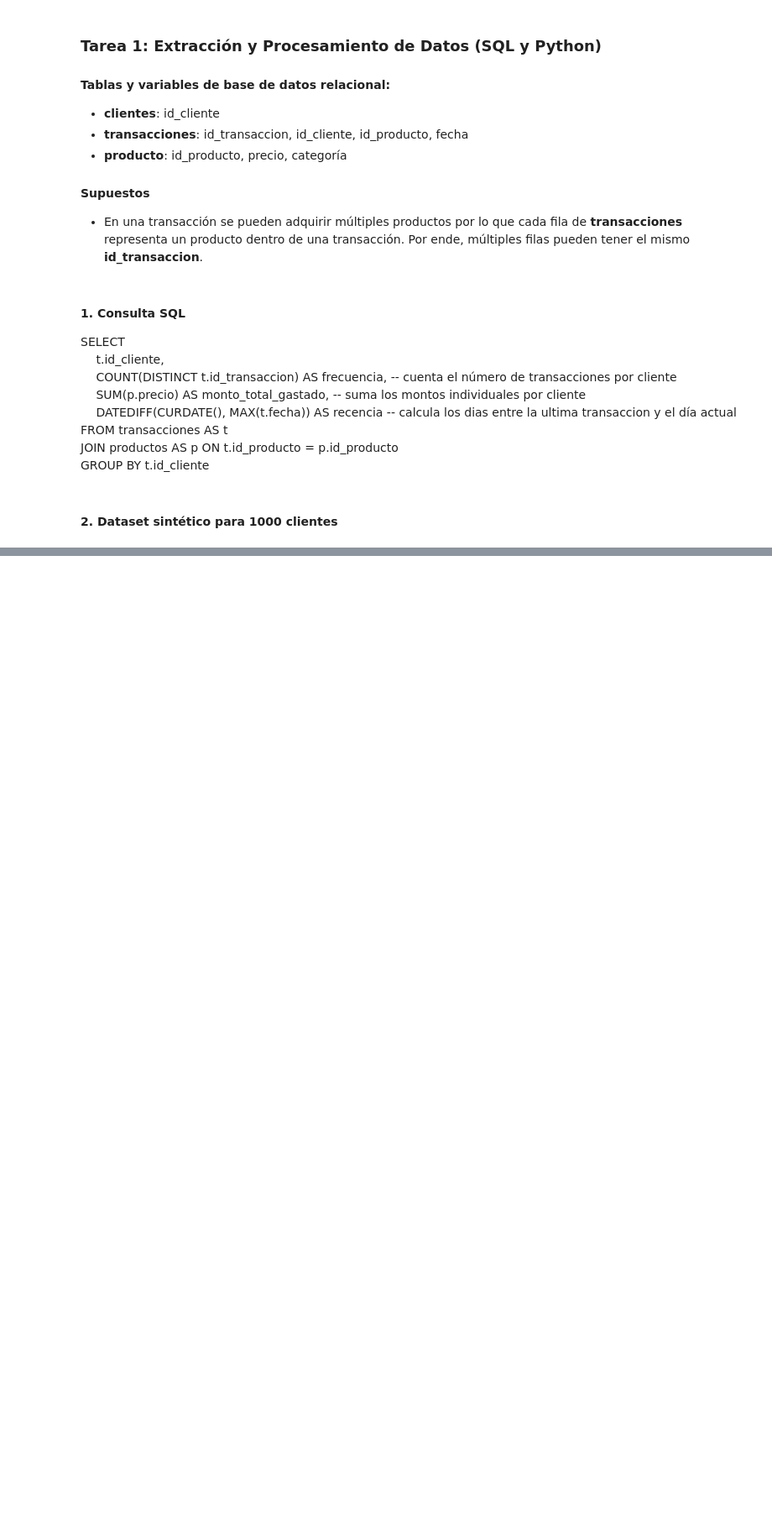
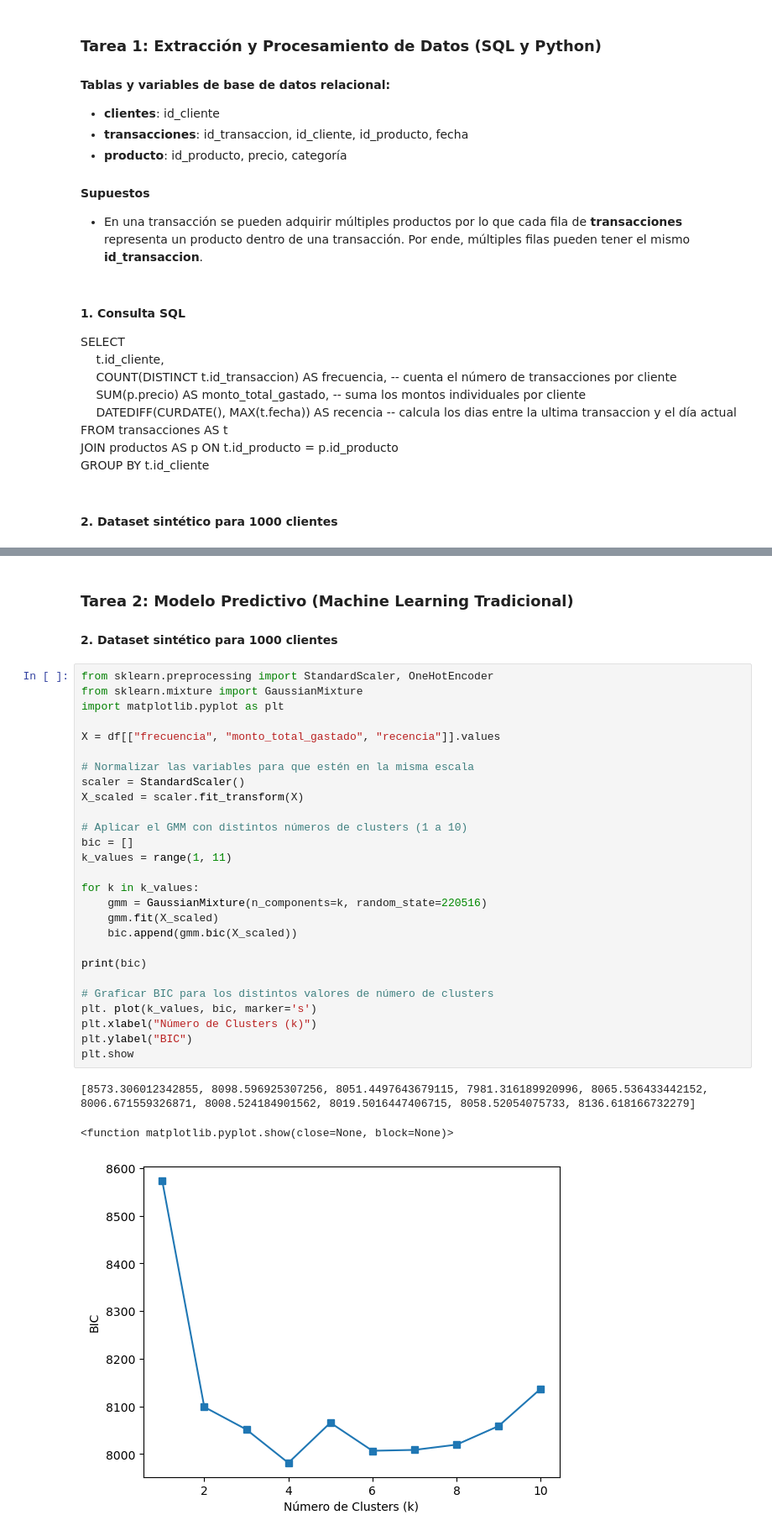
Before and after one commit to gian-castillero/prueba-tecnica-cochez, a Jupyter notebook: sistema-recomendacion.ipynb, the cells around one changed output, grey strips where cells are left out. Shown at 84% size. Drawn from its saved outputs; the diff is of its cells as text; blank space fills up the shorter version.

Commit message:
Modelo GMM

```diff
--- a/sistema-recomendacion.ipynb
+++ b/sistema-recomendacion.ipynb
@@ -47,3 +47,37 @@ df.head()
 | 2 | 3 | 1 | 60.97 | 19 | Herramientas |
 | 3 | 4 | 4 | 16.38 | 127 | Herramientas |
 | 4 | 5 | 4 | 30.80 | 234 | Acabados |
+# %% [markdown]
+### Tarea 2: Modelo Predictivo (Machine Learning Tradicional)
+#### 2. Dataset sintético para 1000 clientes
+# %%
+from sklearn.preprocessing import StandardScaler, OneHotEncoder
+from sklearn.mixture import GaussianMixture
+import matplotlib.pyplot as plt
+
+X = df[["frecuencia", "monto_total_gastado", "recencia"]].values
+
+# Normalizar las variables para que estén en la misma escala
+scaler = StandardScaler()
+X_scaled = scaler.fit_transform(X)
+
+# Aplicar el GMM con distintos números de clusters (1 a 10)
+bic = []
+k_values = range(1, 11)
+
+for k in k_values:
+    gmm = GaussianMixture(n_components=k, random_state=220516)
+    gmm.fit(X_scaled)
+    bic.append(gmm.bic(X_scaled))
+
+print(bic)
+
+# Graficar BIC para los distintos valores de número de clusters
+plt. plot(k_values, bic, marker='s')
+plt.xlabel("Número de Clusters (k)")
+plt.ylabel("BIC")
+plt.show
+# %% [output]
+[8573.306012342855, 8098.596925307256, 8051.4497643679115, 7981.316189920996, 8065.536433442152, 8006.671559326871, 8008.524184901562, 8019.5016447406715, 8058.52054075733, 8136.618166732279]
+<function matplotlib.pyplot.show(close=None, block=None)>
+[figure, added]
```
Also changed, not shown: parts of 2 cells of this notebook.
